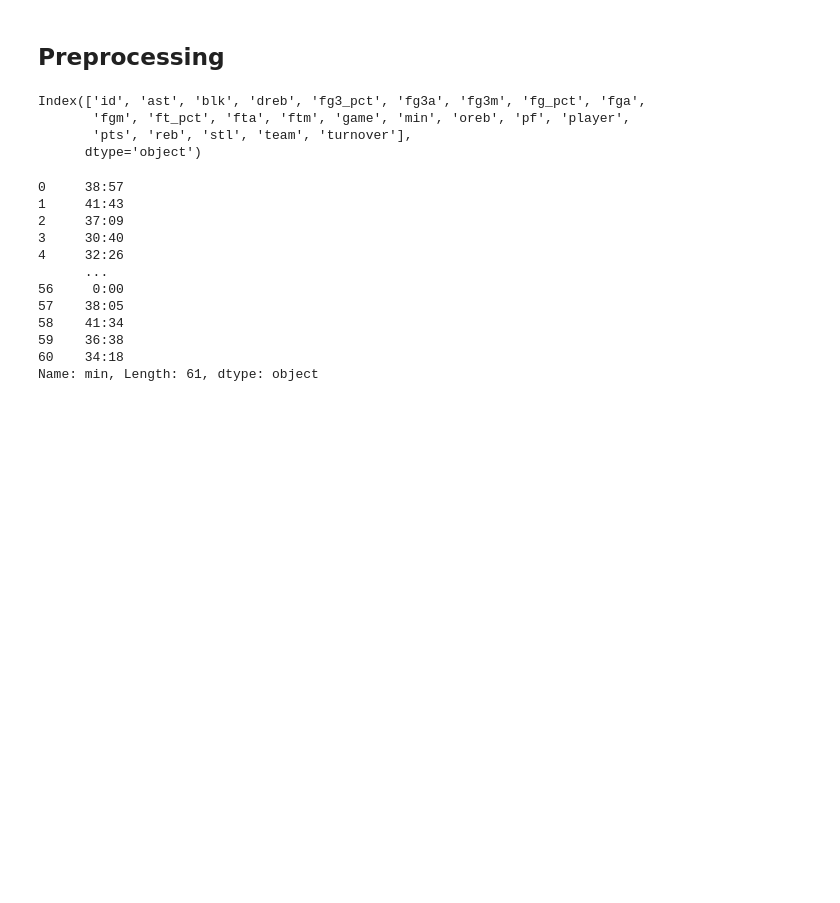
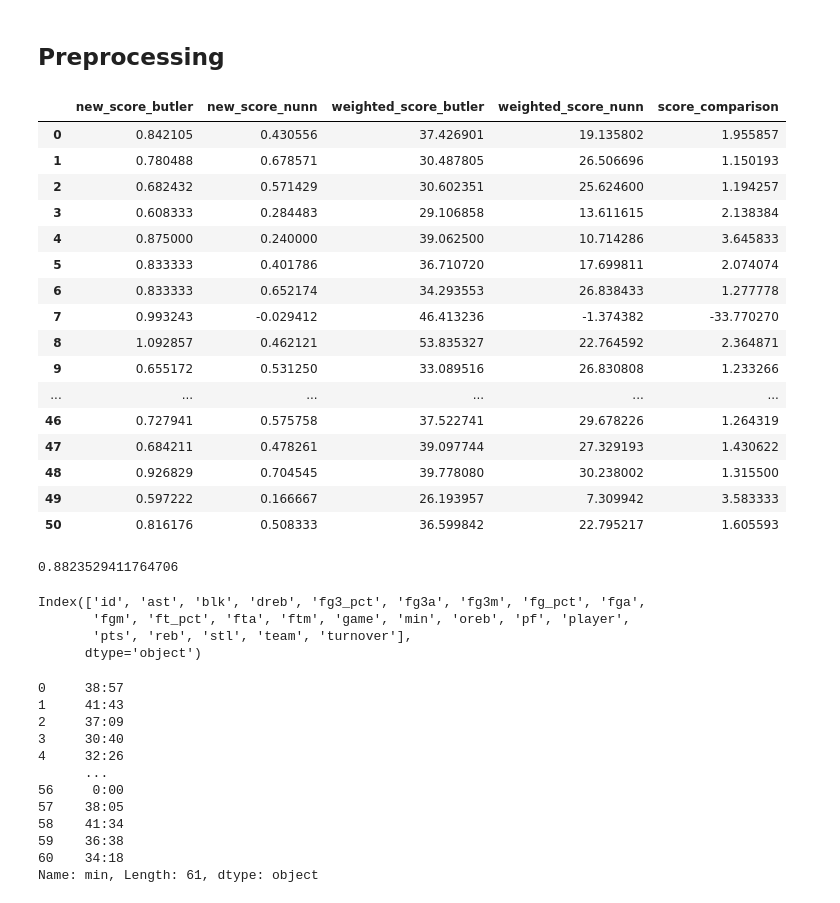
Before and after one commit to JonasRoo/nba-analysis, a Jupyter notebook: stats_exploration.ipynb, the cells around one changed output. Drawn from its saved outputs; the diff is of its cells as text; code cells hidden in the pictures; blank space fills up the shorter version.

```diff
--- a/stats_exploration.ipynb
+++ b/stats_exploration.ipynb
@@ -47,6 +71,67 @@ stats_resp.raise_for_status()
 butler_stats = stats_resp.json().get('data')
 # %% [markdown]
 ## Preprocessing
+# %%
+df1 = pd.DataFrame.from_dict(nunn_stats)
+
+df1[['mins_played', 'secs_played']] = df1['min'].str.split(":", expand=True)
+
+df1['mins_played']= pd.to_numeric(df1['mins_played'])
+df1['secs_played'] = pd.to_numeric(df1['secs_played'])
+
+mins_played_thrsh = 5
+ndf1 = df1.loc[df1['mins_played'] >= mins_played_thrsh]
+
+ndf1.rename(columns=COLS_DICT, inplace=True)
+
+ndf1['new_score'] = ndf1.apply(lambda r: grade_performance(r), axis=1)
+ndf1['weighted_score'] = ndf1.apply(weighted_grade_performance, axis=1)
+
+ndf1['game_winning_team'] = ndf1['game_object'].apply(get_winning_team_id)
+ndf1['team_object'] = ndf1['team_object'].apply(lambda d: d['id'])
+ndf1['own_team_won'] = ndf1.apply(lambda s: True if s['game_winning_team'] == s['team_object'] else False, axis=1)
+
+ndf1['team_points_share'] = ndf1.apply(get_share_of_team_points, axis=1)
+
+# as a function: points^2 / team_points (quadratic)
+ndf1['weighted_points'] = ndf1.apply(lambda r: r['points'] * r['team_points_share'], axis=1)
+
+ndf1['game_id'] = ndf1.apply(lambda r: r['game_object'].get('id'), axis=1)
+# %%
+joined_df = ndf.merge(ndf1, left_on='game_id', right_on='game_id',
+                      how='inner', suffixes=['_butler', '_nunn'])
+# joined_df
+# ndf1['game_id']
+# ndf1.columns
+joined_df['score_comparison'] = joined_df['weighted_score_butler'] / joined_df['weighted_score_nunn']
+joined_df[['new_score_butler', 'new_score_nunn', 'weighted_score_butler',
+           'weighted_score_nunn', 'score_comparison']]
+# joined_df['weighted_score_nunn']
+
+# TODO: should weighted_score ever be below 0, or should it have inf. at 0?
+# %% [output]
+|  | new_score_butler | new_score_nunn | weighted_score_butler | weighted_score_nunn | score_comparison |
+| 0 | 0.842105 | 0.430556 | 37.426901 | 19.135802 | 1.955857 |
+| 1 | 0.780488 | 0.678571 | 30.487805 | 26.506696 | 1.150193 |
+| 2 | 0.682432 | 0.571429 | 30.602351 | 25.624600 | 1.194257 |
+| 3 | 0.608333 | 0.284483 | 29.106858 | 13.611615 | 2.138384 |
+| 4 | 0.875000 | 0.240000 | 39.062500 | 10.714286 | 3.645833 |
+| 5 | 0.833333 | 0.401786 | 36.710720 | 17.699811 | 2.074074 |
+| 6 | 0.833333 | 0.652174 | 34.293553 | 26.838433 | 1.277778 |
+| 7 | 0.993243 | -0.029412 | 46.413236 | -1.374382 | -33.770270 |
+| 8 | 1.092857 | 0.462121 | 53.835327 | 22.764592 | 2.364871 |
+| 9 | 0.655172 | 0.531250 | 33.089516 | 26.830808 | 1.233266 |
+| ... | ... | ... | ... | ... | ... |
+| 46 | 0.727941 | 0.575758 | 37.522741 | 29.678226 | 1.264319 |
+| 47 | 0.684211 | 0.478261 | 39.097744 | 27.329193 | 1.430622 |
+| 48 | 0.926829 | 0.704545 | 39.778080 | 30.238002 | 1.315500 |
+| 49 | 0.597222 | 0.166667 | 26.193957 | 7.309942 | 3.583333 |
+| 50 | 0.816176 | 0.508333 | 36.599842 | 22.795217 | 1.605593 |
+# %%
+# Butler performs better than Nunn in 88% of last season's games (accd. to our performance metric)
+len(joined_df.loc[abs(joined_df['score_comparison']) > 1]) / len(joined_df)
+# %% [output]
+0.8823529411764706
 # %%
 df = pd.DataFrame.from_dict(butler_stats)
 
```
Also changed, not shown: parts of 8 cells of this notebook, 2 other files.
